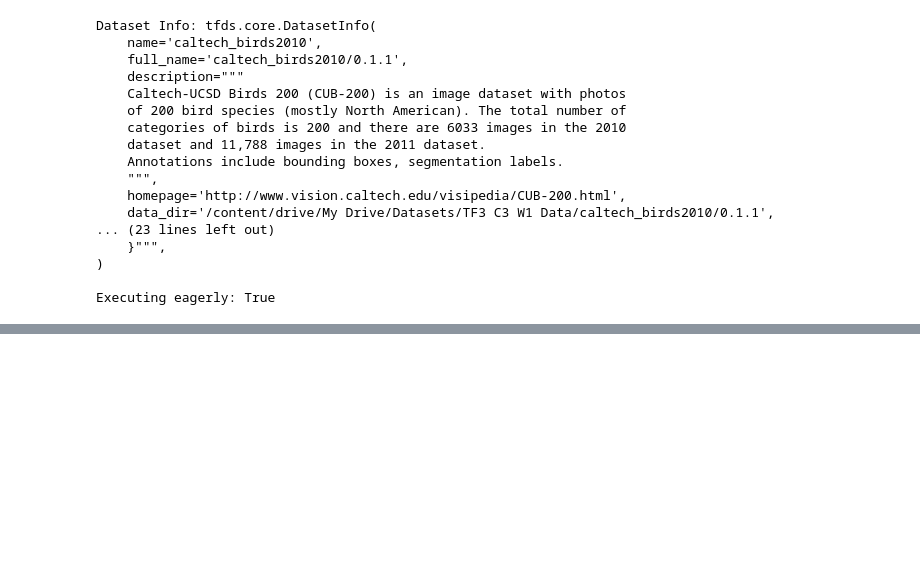
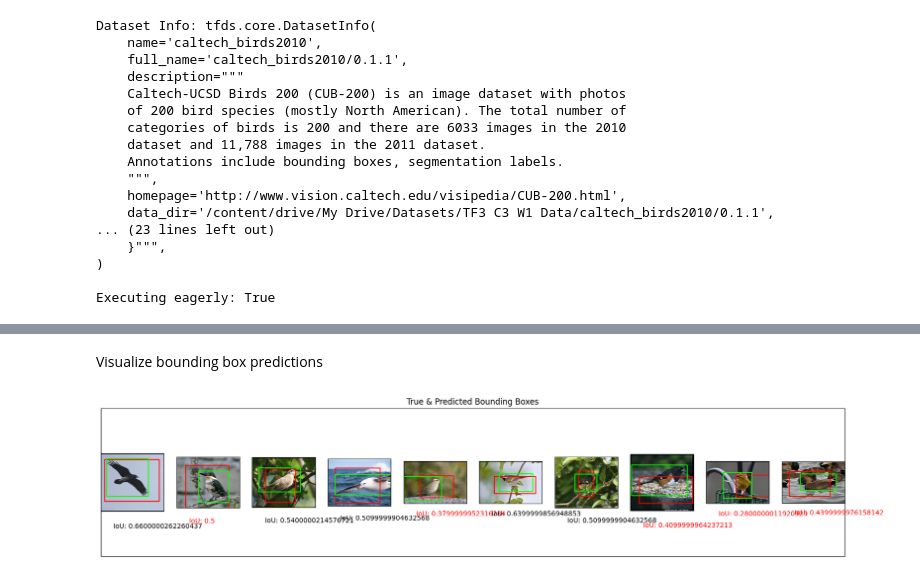
Before and after one commit to ricky-kiva/dl-deep-tf-cv-advanced, a Jupyter notebook: 1_a1_bboxes_birds_caltech.ipynb, the cells around one changed output, grey strips where cells are left out. Saved outputs shown, nothing was run; the diff lists cells and outputs as text; code cells hidden in the pictures; blank space fills up the shorter version.

```diff
--- a/1_a1_bboxes_birds_caltech.ipynb
+++ b/1_a1_bboxes_birds_caltech.ipynb
@@ -190,0 +339,8 @@ display_digits_with_boxes(images=np.array(viz_train_images),
+# %%
+def bounding_box_regression(x):
+
+  # `units` to set `Dense` layer to output 4 values
+  bounding_box_regression_output = tf.keras.layers.Dense(units=4,
+                                                         name='bounding_box')(x)
+
+  return bounding_box_regression_output
@@ -190,0 +575,17 @@ display_digits_with_boxes(images=np.array(viz_train_images),
+# %% [markdown]
+Visualize bounding box predictions
+# %%
+# get 10 random indexes
+indexes = np.random.choice(len(predicted_bboxes), size=10)
+
+iou_to_draw = iou[indexes]
+img_to_draw = original_images[indexes]
+
+display_digits_with_boxes(img_to_draw,
+                          predicted_bboxes[indexes],
+                          normalized_bboxes[indexes],
+                          iou_to_draw,
+                          "True & Predicted Bounding Boxes",
+                          bboxes_normalized=True)
+# %% [output]
+[figure, added]
```
Also changed, not shown: parts of 53 cells of this notebook.
